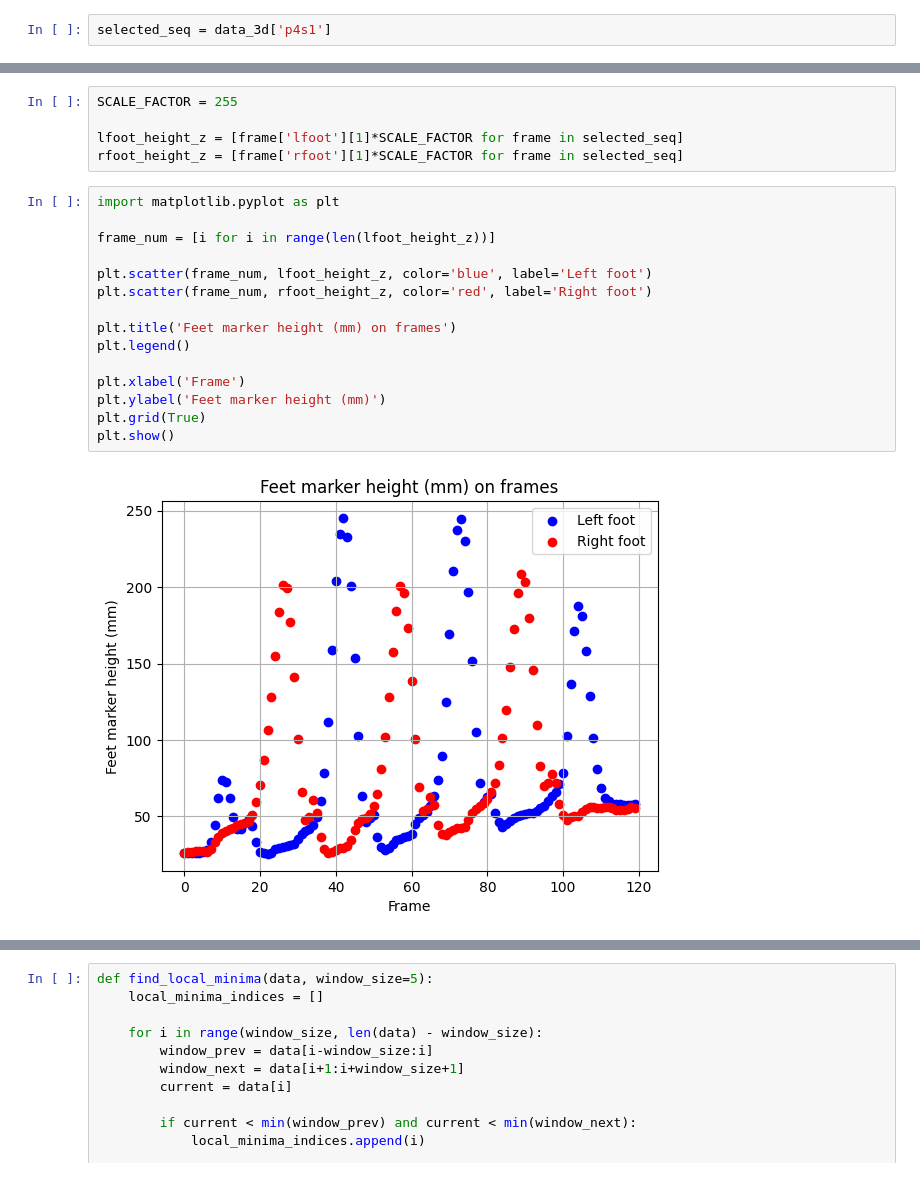
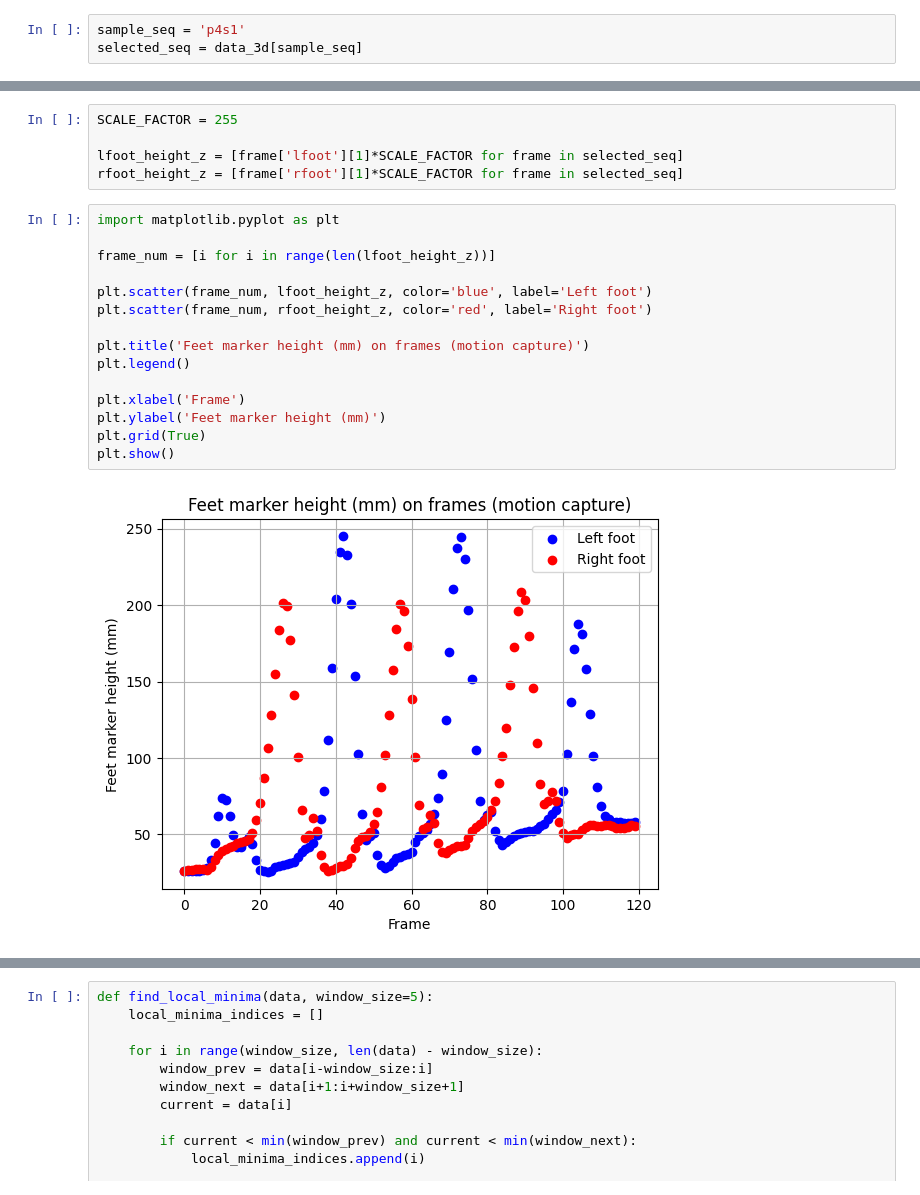
Before and after one commit to mklimek001/gait-features-identification, a Jupyter notebook: gait_analysis.ipynb, the cells around one changed output, grey strips where cells are left out. Cells and saved outputs as stored; diff of their text form.

```diff
--- a/gait_analysis.ipynb
+++ b/gait_analysis.ipynb
@@ -14,7 +15,8 @@ with open(selected_names_file, 'r') as file:
 with open(triang_data_file, 'r') as file:
     triangulation_data = json.load(file)
 # %%
-selected_seq = data_3d['p4s1']
+sample_seq = 'p4s1'
+selected_seq = data_3d[sample_seq]
 # %%
 selected_seq[0]
 # %% [output]
@@ -38,17 +40,17 @@ rfoot_height_z = [frame['rfoot'][1]*SCALE_FACTOR for frame in selected_seq]
 # %%
 import matplotlib.pyplot as plt
 
 frame_num = [i for i in range(len(lfoot_height_z))]
 
 plt.scatter(frame_num, lfoot_height_z, color='blue', label='Left foot')
 plt.scatter(frame_num, rfoot_height_z, color='red', label='Right foot')
 
-plt.title('Feet marker height (mm) on frames')
+plt.title('Feet marker height (mm) on frames (motion capture)')
 plt.legend()
 
 plt.xlabel('Frame')
 plt.ylabel('Feet marker height (mm)')
 plt.grid(True)
 plt.show()
 # %% [output]
-[figure, old version]
+[figure, new version]
```
Also changed, not shown: parts of 3 cells of this notebook, 3 other files.
